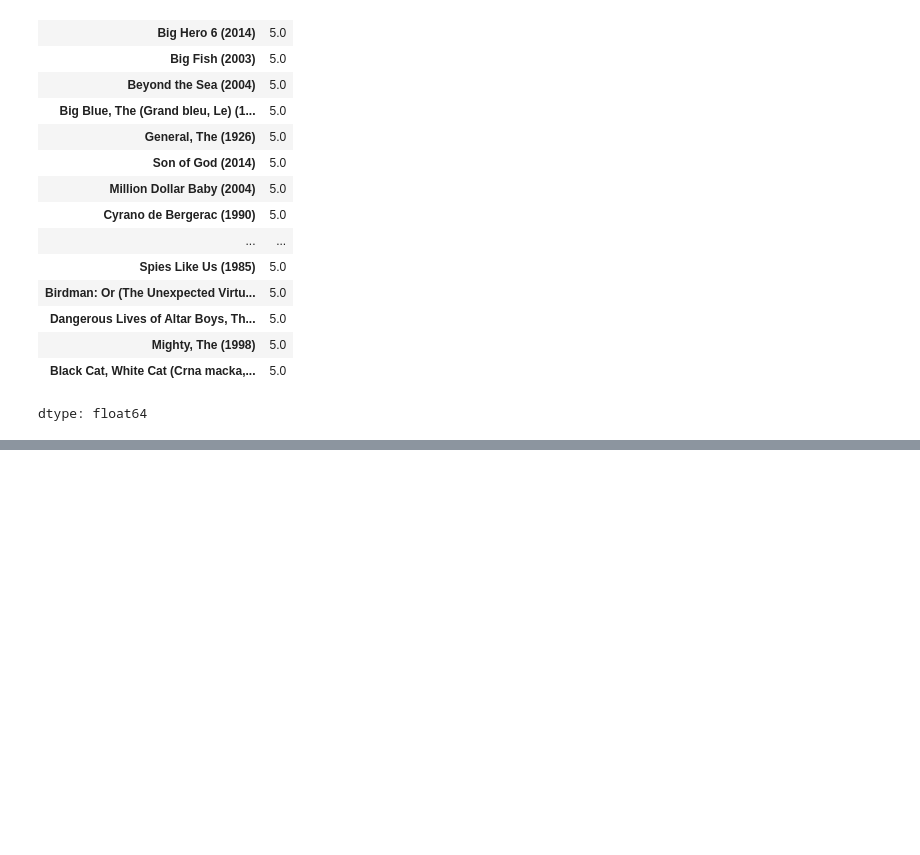
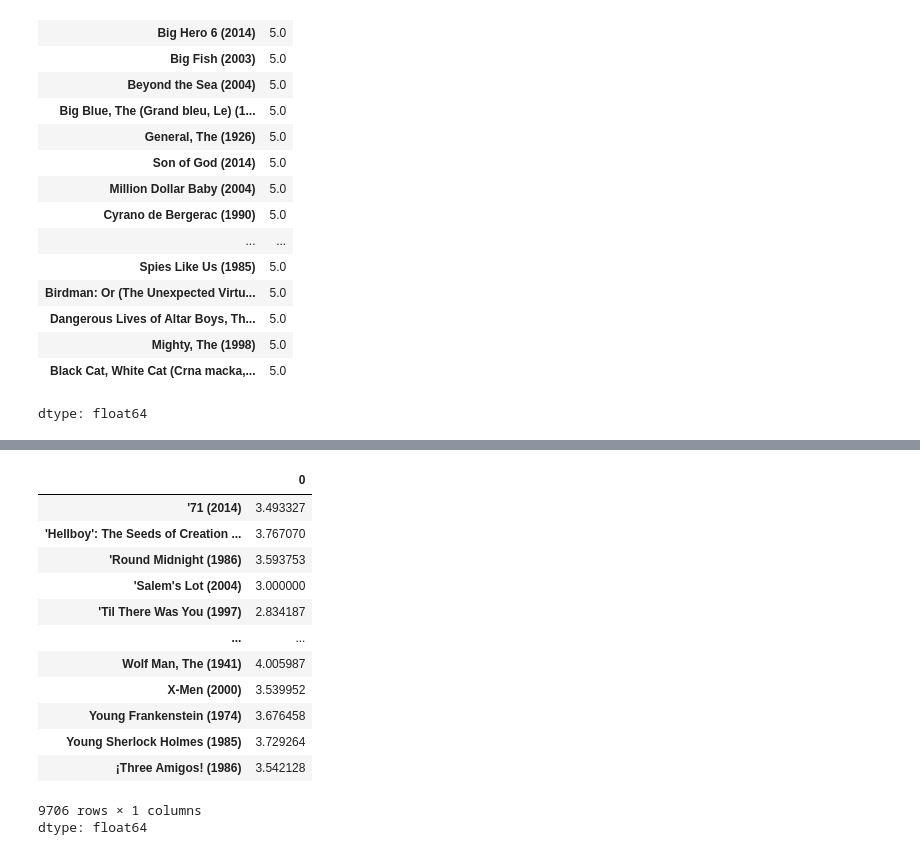
Before and after one commit to good0neighbour/ESTCampAI, a Jupyter notebook: 추천시스템/ex02_영화_추천_기능_구현_Collaborative_Filtering(협업_필터링).ipynb, the cells around one changed output, grey strips where cells are left out. Saved outputs shown, nothing was run; the diff lists cells and outputs as text; code cells hidden in the pictures; blank space fills up the shorter version.

```diff
--- a/추천시스템/ex02_영화_추천_기능_구현_Collaborative_Filtering(협업_필터링).ipynb
+++ b/추천시스템/ex02_영화_추천_기능_구현_Collaborative_Filtering(협업_필터링).ipynb
@@ -420,0 +468,25 @@ dtype: float64
+# %%
+user_id = 5 # 예측 평점을 계산할 대상 사용자 ID
+pred_ratings = predict_ratings_item_based(
+    user_id, # 평점을 예측할 사용자 ID
+    ratings_matrix, # 아이템-유저 평점 행렬
+    item_sim_df, # 영화 간 유사도 행렬
+    k_neighbours = 20, # 예측시 사용할 Top-k 이웃 영화 개수
+    similarity_threshold = 0.5 # 유사도 최소 임계값(이하 필터링)
+)
+pred_ratings
+# %% [output]
+|  | 0 |
+| '71 (2014) | 3.493327 |
+| 'Hellboy': The Seeds of Creation ... | 3.767070 |
+| 'Round Midnight (1986) | 3.593753 |
+| 'Salem's Lot (2004) | 3.000000 |
+| 'Til There Was You (1997) | 2.834187 |
+| ... | ... |
+| Wolf Man, The (1941) | 4.005987 |
+| X-Men (2000) | 3.539952 |
+| Young Frankenstein (1974) | 3.676458 |
+| Young Sherlock Holmes (1985) | 3.729264 |
+| ¡Three Amigos! (1986) | 3.542128 |
+9706 rows × 1 columns
+dtype: float64
```
Also changed, not shown: parts of 7 cells of this notebook.
